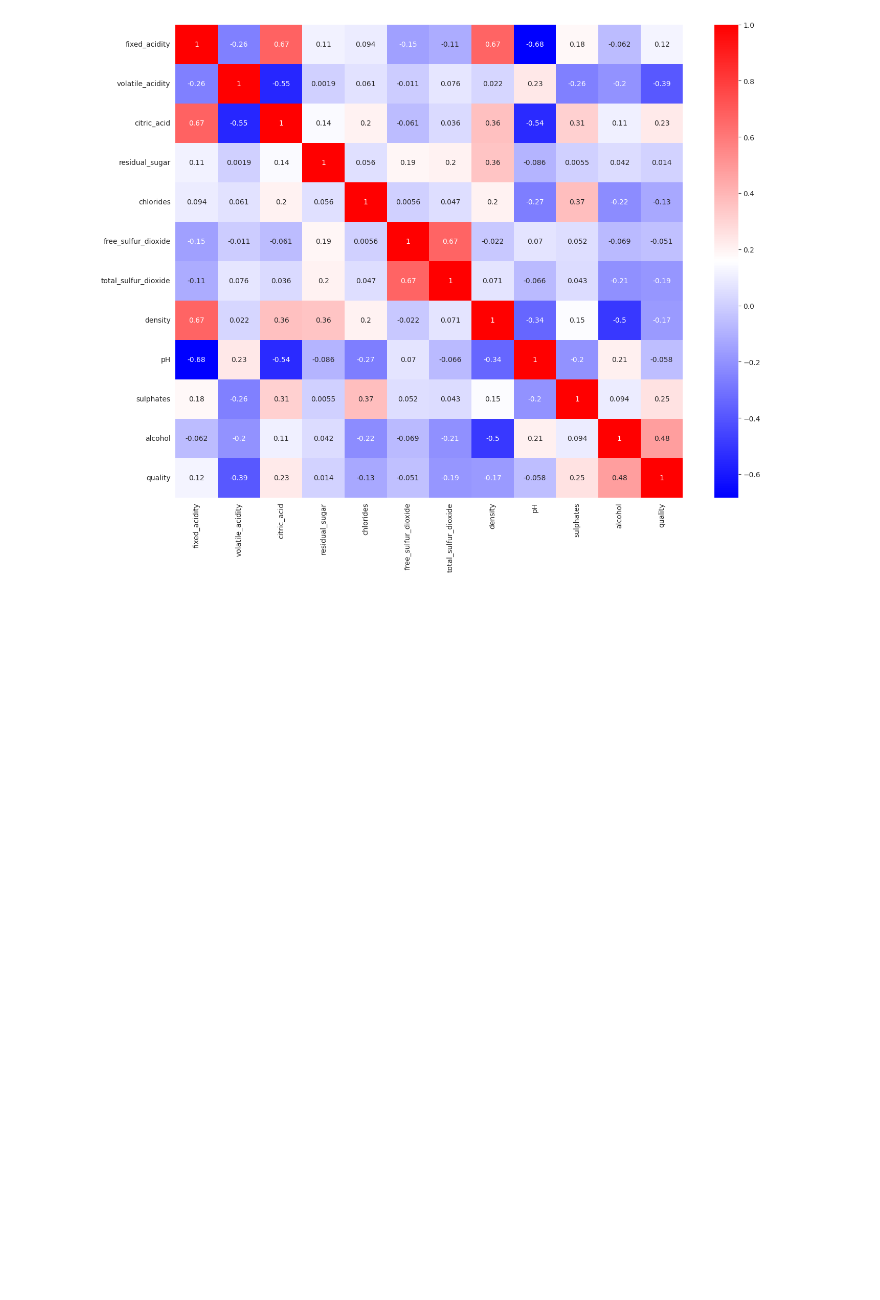
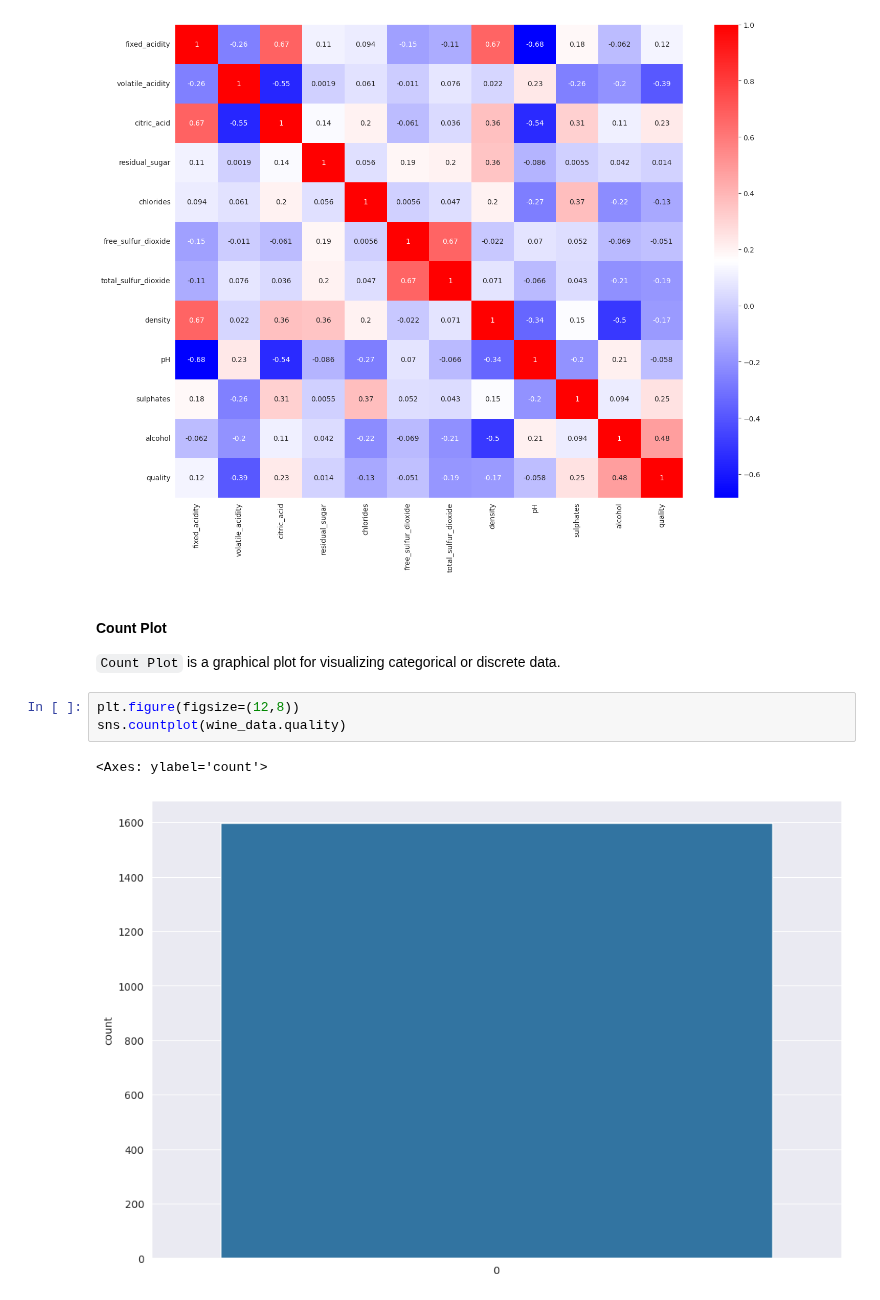
Before and after one commit to muyiwa-obadara/AIPlanetProjects, a Jupyter notebook: exploratory_data_analysis.ipynb, the cells around one changed output. Drawn from its saved outputs; the diff is of its cells as text; blank space fills up the shorter version.

```diff
--- a/exploratory_data_analysis.ipynb
+++ b/exploratory_data_analysis.ipynb
@@ -229,3 +229,12 @@ sns.heatmap(wine_data_corr, cmap="bwr", annot=True)
 # %% [output]
 <Axes: >
 [figure]
+# %% [markdown]
+#### Count Plot
+`Count Plot` is a graphical plot for visualizing categorical or discrete data.
+# %%
+plt.figure(figsize=(12,8))
+sns.countplot(wine_data.quality)
+# %% [output]
+<Axes: ylabel='count'>
+[figure, added]
```
Also changed, not shown: parts of 1 cell of this notebook.
